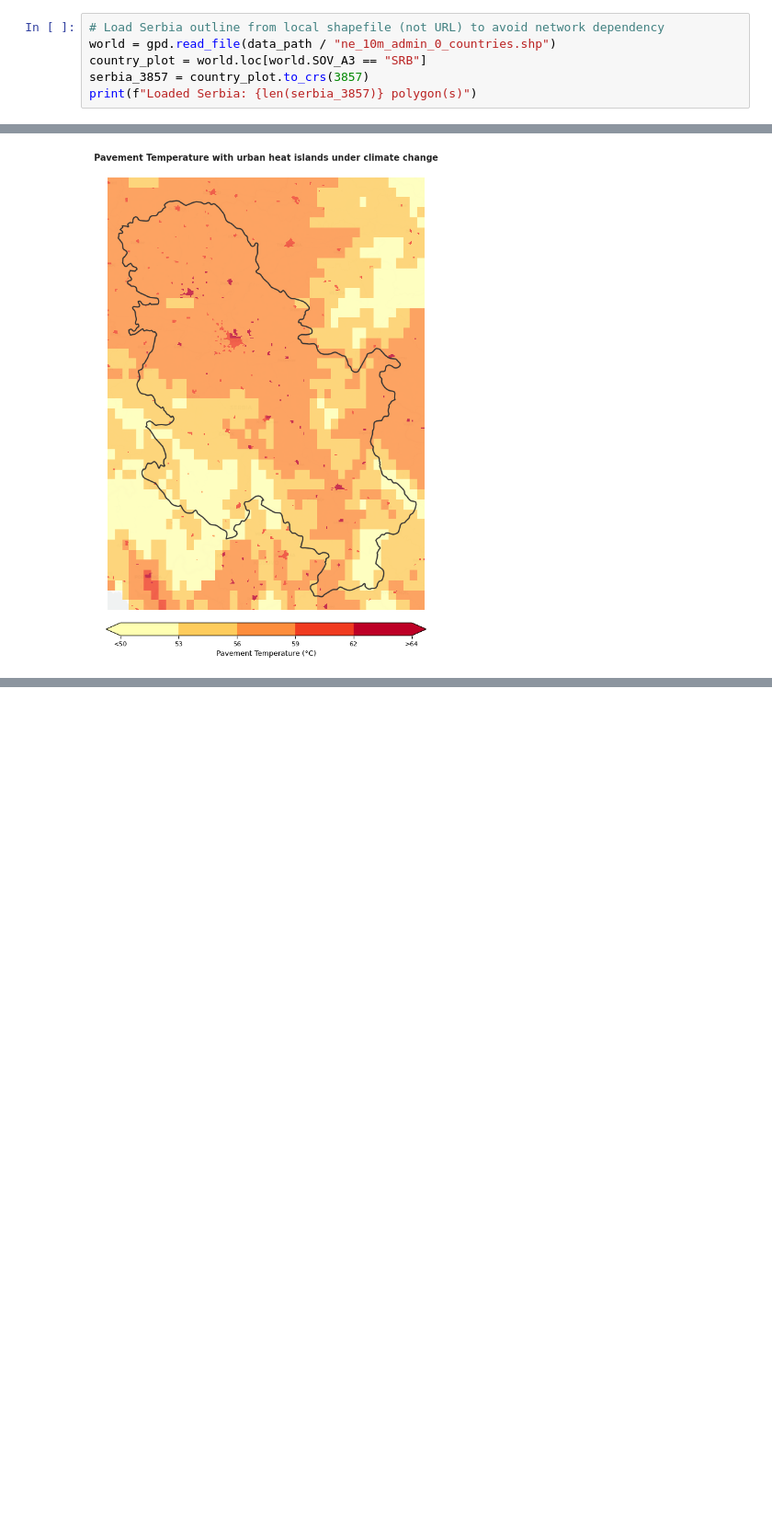
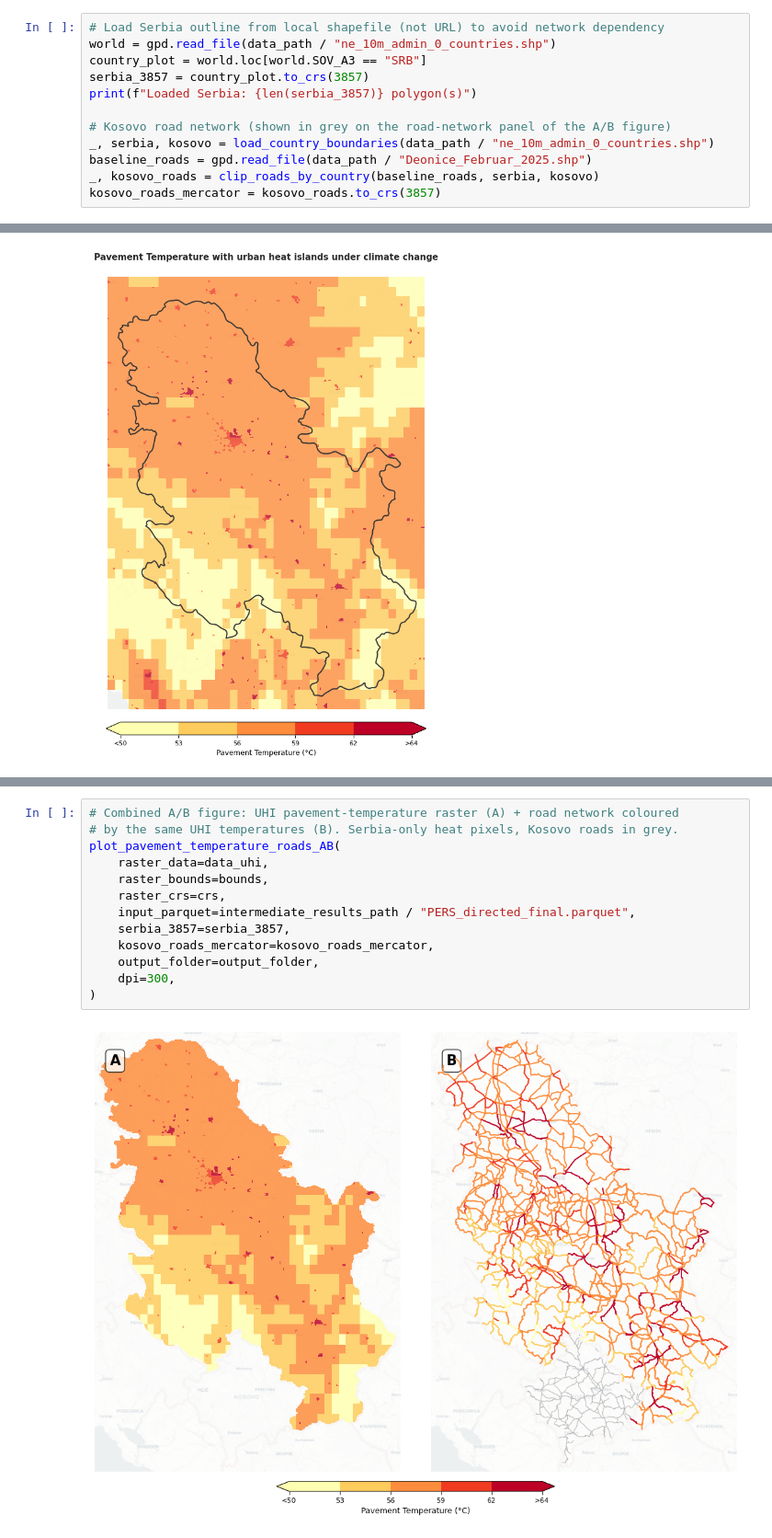
Before and after one commit to VU-IVM/Criticality-Analysis-Roads-Serbia, a Jupyter notebook: notebooks/4c_Temperature.ipynb, the cells around one changed output, grey strips where cells are left out. Shown at 92% size. Cells and saved outputs as stored; diff of their text form; blank space fills up the shorter version.

```diff
--- a/notebooks/4c_Temperature.ipynb
+++ b/notebooks/4c_Temperature.ipynb
@@ -76,6 +79,12 @@ world = gpd.read_file(data_path / "ne_10m_admin_0_countries.shp")
 country_plot = world.loc[world.SOV_A3 == "SRB"]
 serbia_3857 = country_plot.to_crs(3857)
 print(f"Loaded Serbia: {len(serbia_3857)} polygon(s)")
+
+# Kosovo road network (shown in grey on the road-network panel of the A/B figure)
+_, serbia, kosovo = load_country_boundaries(data_path / "ne_10m_admin_0_countries.shp")
+baseline_roads = gpd.read_file(data_path / "Deonice_Februar_2025.shp")
+_, kosovo_roads = clip_roads_by_country(baseline_roads, serbia, kosovo)
+kosovo_roads_mercator = kosovo_roads.to_crs(3857)
 # %% [output]
 Loaded Serbia: 1 polygon(s)
 # %% [markdown]
@@ -206,0 +236,15 @@ assign_and_plot_road_temperatures(
+# %%
+# Combined A/B figure: UHI pavement-temperature raster (A) + road network coloured
+# by the same UHI temperatures (B). Serbia-only heat pixels, Kosovo roads in grey.
+plot_pavement_temperature_roads_AB(
+    raster_data=data_uhi,
+    raster_bounds=bounds,
+    raster_crs=crs,
+    input_parquet=intermediate_results_path / "PERS_directed_final.parquet",
+    serbia_3857=serbia_3857,
+    kosovo_roads_mercator=kosovo_roads_mercator,
+    output_folder=output_folder,
+    dpi=300,
+)
+# %% [output]
+[figure, added]
```
Also changed, not shown: parts of 3 cells of this notebook, 4 other files.
